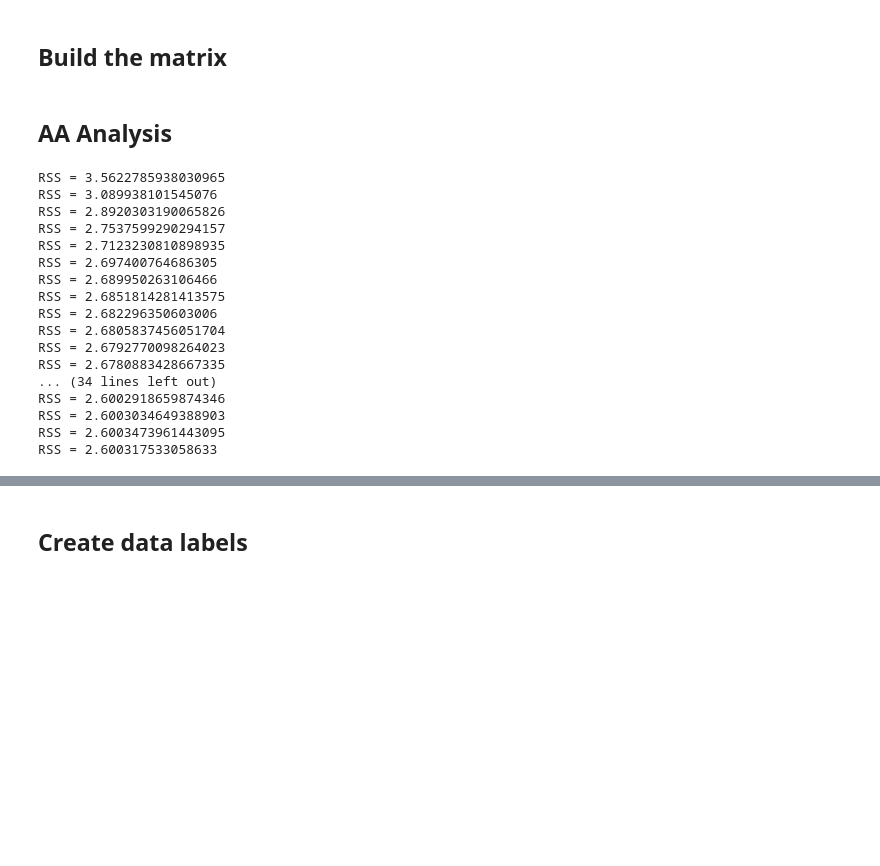
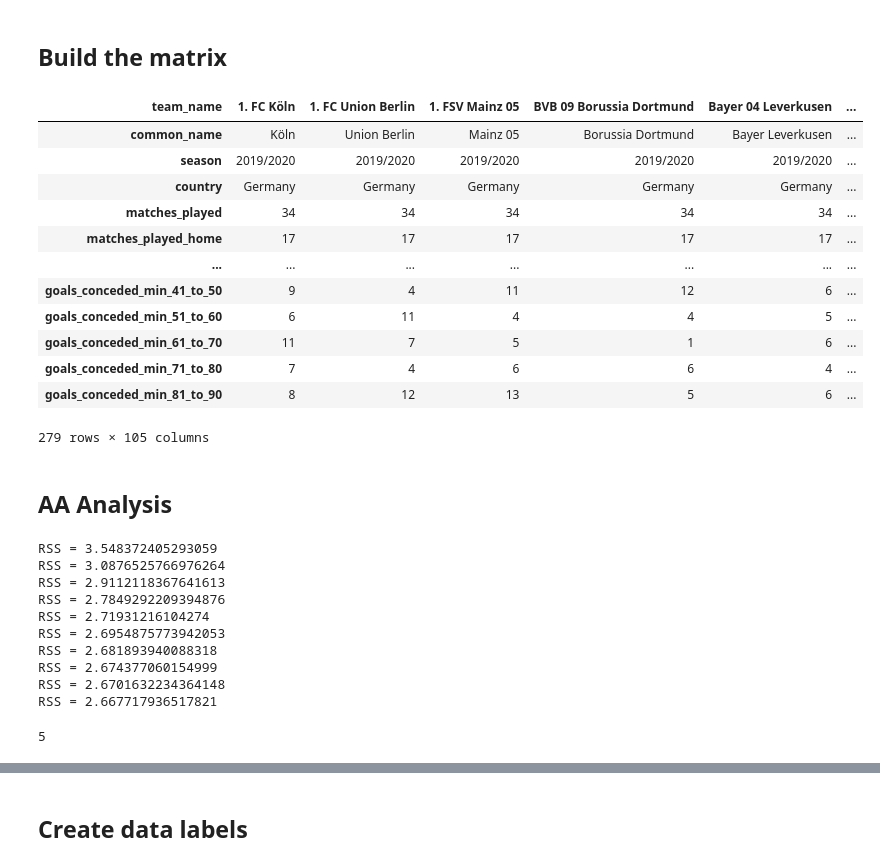
Before and after one commit to nichohelmut/football_results, a Jupyter notebook: archetype_analysis.ipynb, the cells around one changed output, grey strips where cells are left out. Cells and saved outputs as stored; diff of their text form; code cells hidden in the pictures; blank space fills up the shorter version.

```diff
--- a/archetype_analysis.ipynb
+++ b/archetype_analysis.ipynb
@@ -91,6 +107,22 @@ scatter_matrix(df_total[df_total.iloc[:,8:17].columns], diagonal='kde', figsize=
 # %%
 df_all.set_index("team_name", inplace=True)
 df_all = df_all.T
+# %%
+df_all
+# %% [output]
+| team_name | 1. FC Köln | 1. FC Union Berlin | 1. FSV Mainz 05 | BVB 09 Borussia Dortmund | Bayer 04 Leverkusen | ... |
+| common_name | Köln | Union Berlin | Mainz 05 | Borussia Dortmund | Bayer Leverkusen | ... |
+| season | 2019/2020 | 2019/2020 | 2019/2020 | 2019/2020 | 2019/2020 | ... |
+| country | Germany | Germany | Germany | Germany | Germany | ... |
+| matches_played | 34 | 34 | 34 | 34 | 34 | ... |
+| matches_played_home | 17 | 17 | 17 | 17 | 17 | ... |
+| ... | ... | ... | ... | ... | ... | ... |
+| goals_conceded_min_41_to_50 | 9 | 4 | 11 | 12 | 6 | ... |
+| goals_conceded_min_51_to_60 | 6 | 11 | 4 | 4 | 5 | ... |
+| goals_conceded_min_61_to_70 | 11 | 7 | 5 | 1 | 6 | ... |
+| goals_conceded_min_71_to_80 | 7 | 4 | 6 | 6 | 4 | ... |
+| goals_conceded_min_81_to_90 | 8 | 12 | 13 | 5 | 6 | ... |
+279 rows × 105 columns
 # %%
 df_teams_numerical = df_all.iloc[8:,:]
 # %%
@@ -100,28 +132,25 @@ X = df_norm.to_numpy()
 # %% [markdown]
 ## AA Analysis
 # %%
-archetypal=cl.clustering.ArchetypalAnalysis(n_archetypes=5,iterations=50,tmax=300)
+archetypal=cl.clustering.ArchetypalAnalysis(n_archetypes=5,iterations=10,tmax=300)
 archetypal.fit(X)
 
 Z=(archetypal.archetypes())
 # %% [output]
-RSS = 3.5622785938030965
-RSS = 3.089938101545076
-RSS = 2.8920303190065826
-RSS = 2.7537599290294157
-RSS = 2.7123230810898935
-RSS = 2.697400764686305
-RSS = 2.689950263106466
-RSS = 2.6851814281413575
-RSS = 2.682296350603006
-RSS = 2.6805837456051704
-RSS = 2.6792770098264023
-RSS = 2.6780883428667335
-... (34 lines left out)
-RSS = 2.6002918659874346
-RSS = 2.6003034649388903
-RSS = 2.6003473961443095
-RSS = 2.600317533058633
+RSS = 3.548372405293059
+RSS = 3.0876525766976264
+RSS = 2.9112118367641613
+RSS = 2.7849292209394876
+RSS = 2.71931216104274
+RSS = 2.6954875773942053
+RSS = 2.681893940088318
+RSS = 2.674377060154999
+RSS = 2.6701632234364148
+RSS = 2.667717936517821
+# %%
+archetypal.n_archetypes
+# %% [output]
+5
 # %%
 sns.set(style='whitegrid', rc={'figure.figsize':(11.7,8.27)})
 sns.set_context('talk', rc={ 'lines.linewidth': 6}, font_scale=1.5)
```
Also changed, not shown: parts of 8 cells of this notebook, 6 other files.
